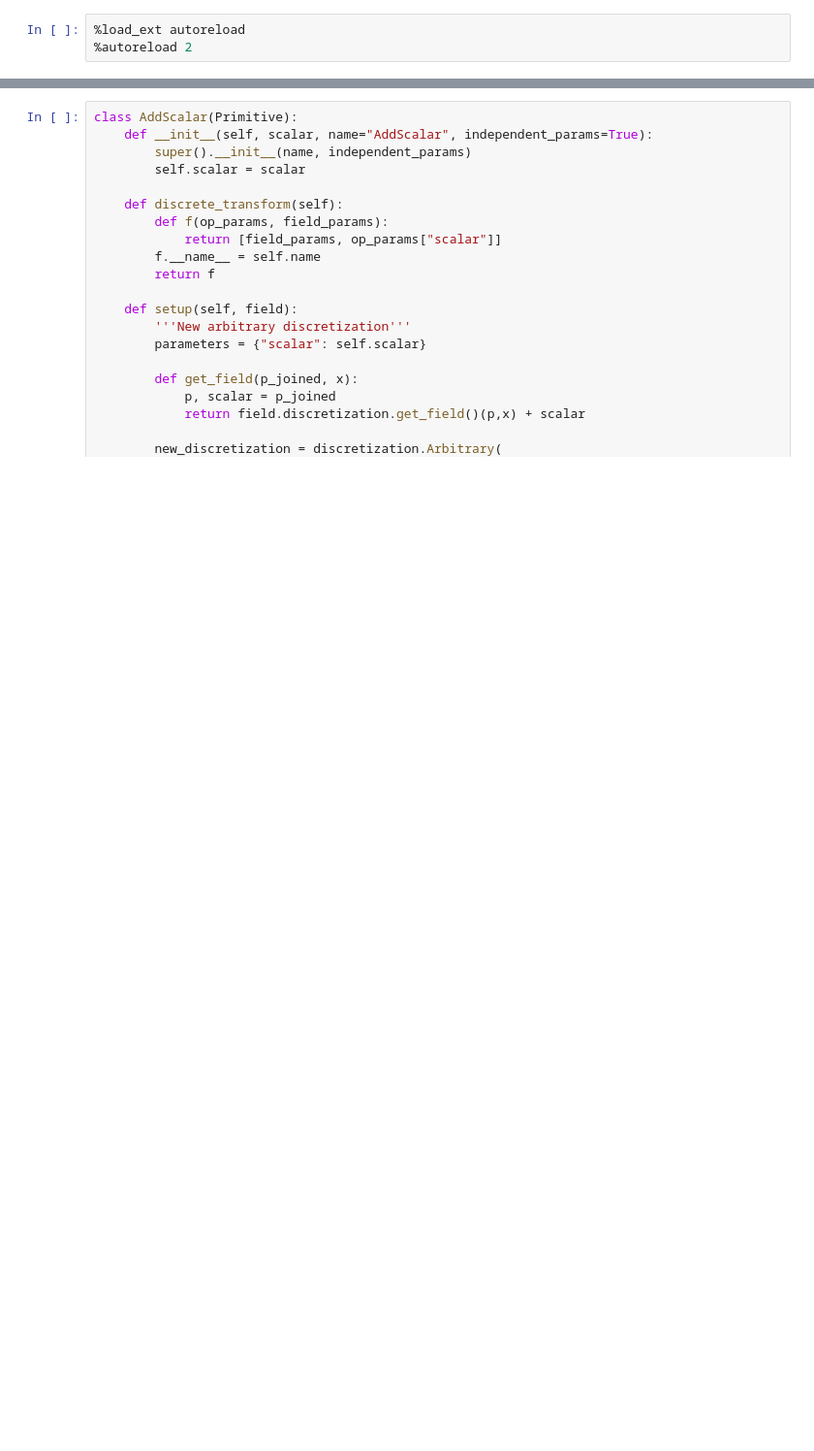
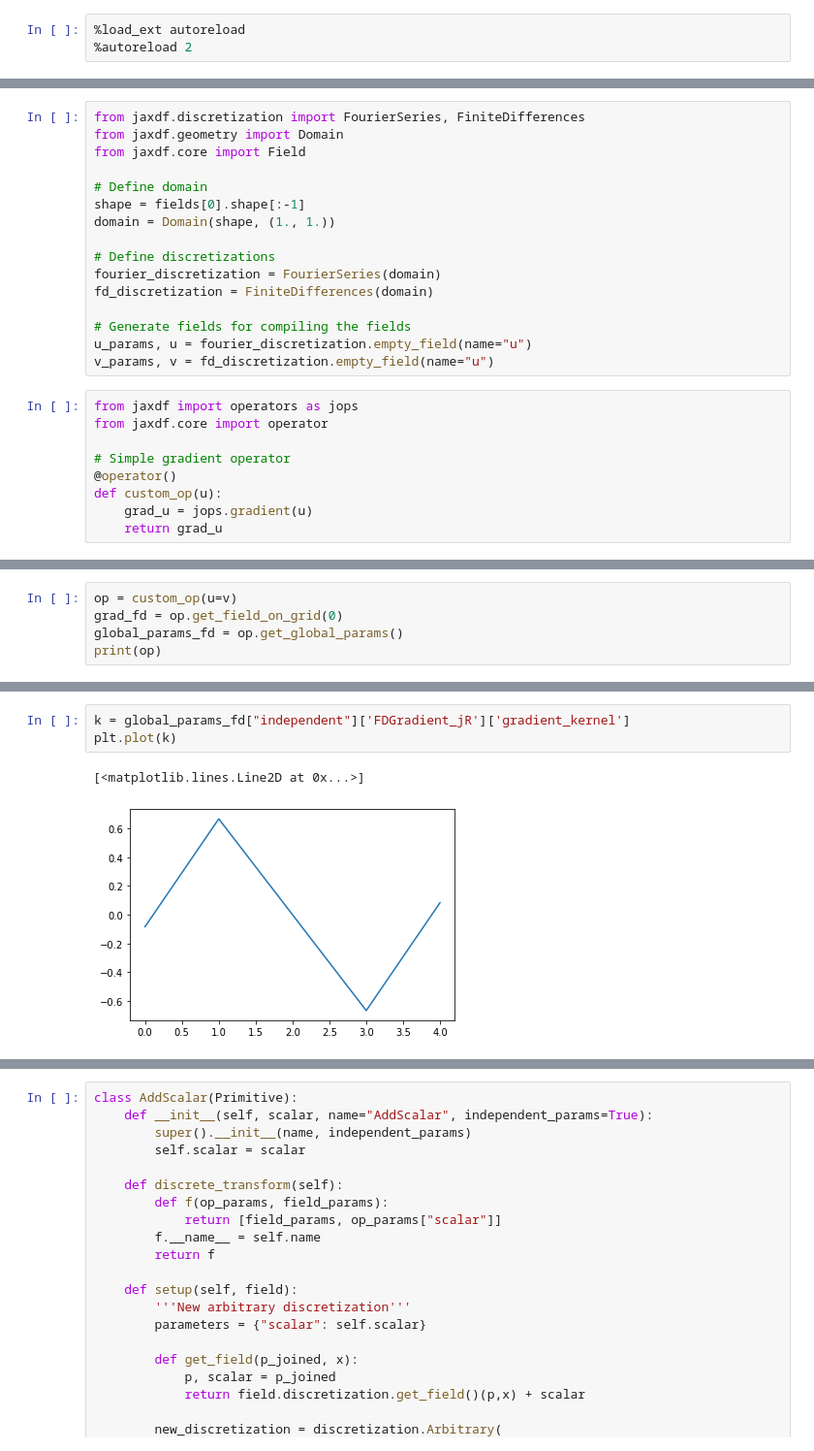
Before and after one commit to ucl-bug/jaxdf, a Jupyter notebook: docs/notebooks/user_interface.ipynb, the cells around one changed output, grey strips where cells are left out. Shown at 97% size. Drawn from its saved outputs; the diff is of its cells as text; blank space fills up the shorter version.

Commit message:
learning kernel

```diff
--- a/docs/notebooks/user_interface.ipynb
+++ b/docs/notebooks/user_interface.ipynb
@@ -23,0 +23,25 @@ $F(a,x) \to F(a + 2,x)$
+# %%
+from jaxdf.discretization import FourierSeries, FiniteDifferences
+from jaxdf.geometry import Domain
+from jaxdf.core import Field
+
+# Define domain
+shape = fields[0].shape[:-1]
+domain = Domain(shape, (1., 1.))
+
+# Define discretizations
+fourier_discretization = FourierSeries(domain)
+fd_discretization = FiniteDifferences(domain)
+
+# Generate fields for compiling the fields
+u_params, u = fourier_discretization.empty_field(name="u")
+v_params, v = fd_discretization.empty_field(name="u")
+# %%
+from jaxdf import operators as jops
+from jaxdf.core import operator
+
+# Simple gradient operator
+@operator()
+def custom_op(u):
+    grad_u = jops.gradient(u)
+    return grad_u
@@ -23,0 +52,5 @@ $F(a,x) \to F(a + 2,x)$
+# %%
+op = custom_op(u=v)
+grad_fd = op.get_field_on_grid(0)
+global_params_fd = op.get_global_params()
+print(op)
@@ -23,0 +68,6 @@ $F(a,x) \to F(a + 2,x)$
+# %%
+k = global_params_fd["independent"]['FDGradient_jR']['gradient_kernel']
+plt.plot(k)
+# %% [output]
+[<matplotlib.lines.Line2D at 0x...>]
+[figure, added]
```
Also changed, not shown: parts of 24 cells of this notebook, 5 other files.
